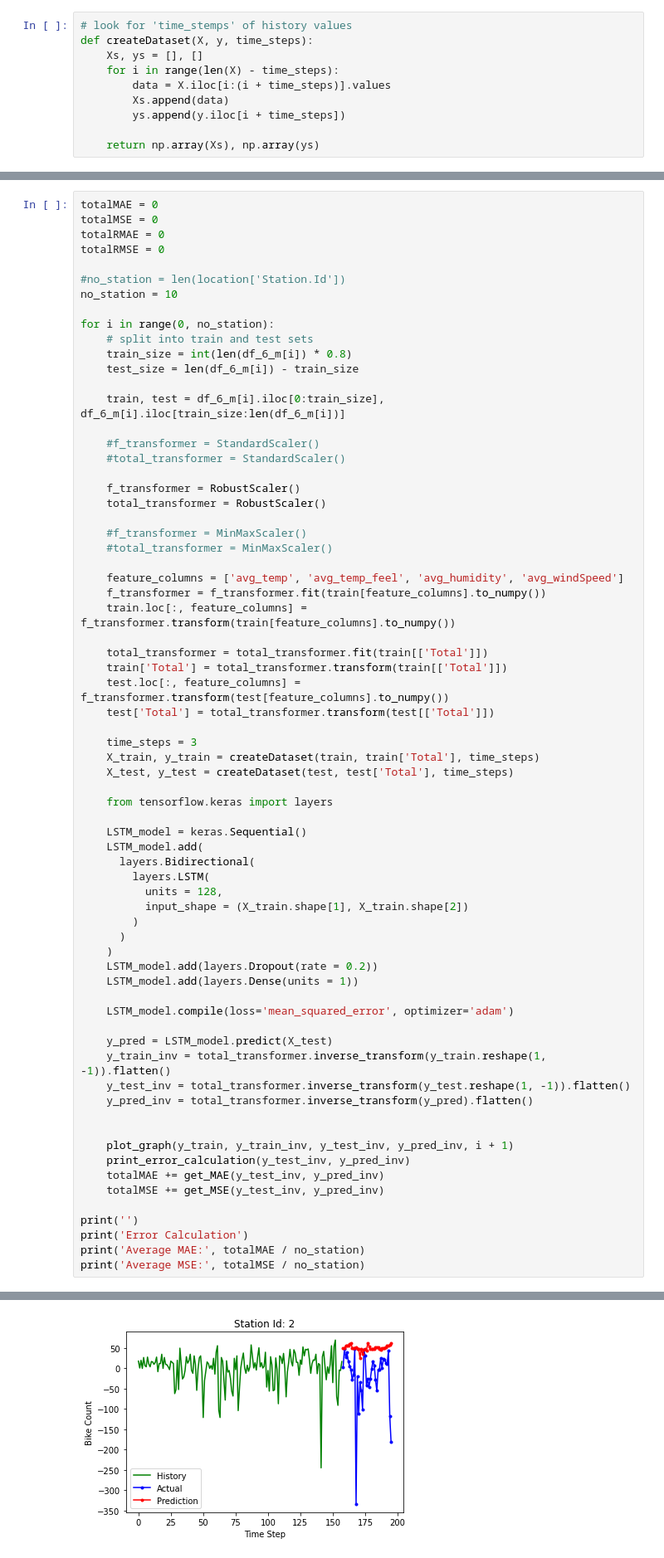
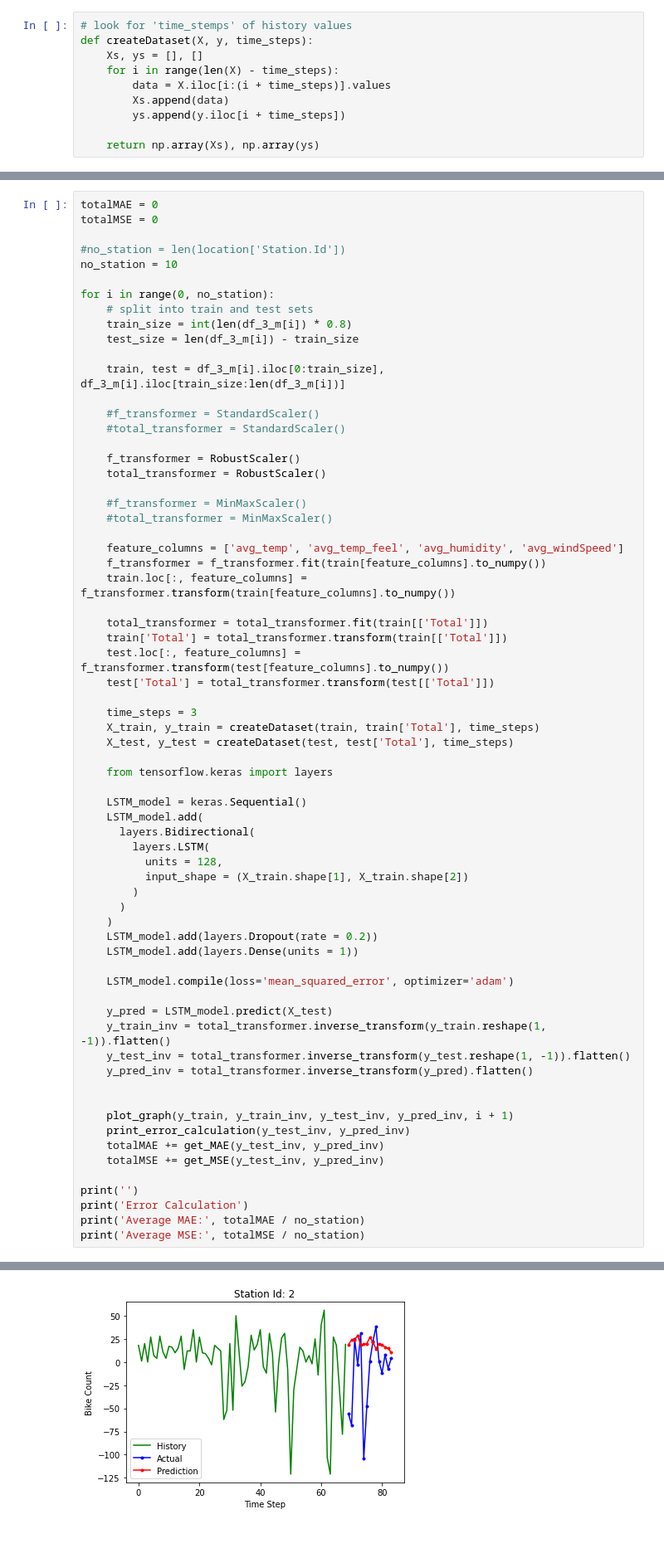
Before and after one commit to hchae0817/final_project, a Jupyter notebook: bike_LSTM.ipynb, the cells around one changed output, grey strips where cells are left out. Shown at 83% size. Cells and saved outputs as stored; diff of their text form.

```diff
--- a/bike_LSTM.ipynb
+++ b/bike_LSTM.ipynb
@@ -197,18 +184,16 @@ from sklearn.preprocessing import MinMaxScaler
 # %%
 totalMAE = 0
 totalMSE = 0
-totalRMAE = 0
-totalRMSE = 0
 
 #no_station = len(location['Station.Id'])
 no_station = 10
 
 for i in range(0, no_station):
     # split into train and test sets
-    train_size = int(len(df_6_m[i]) * 0.8)
-    test_size = len(df_6_m[i]) - train_size
+    train_size = int(len(df_3_m[i]) * 0.8)
+    test_size = len(df_3_m[i]) - train_size
 
-    train, test = df_6_m[i].iloc[0:train_size], df_6_m[i].iloc[train_size:len(df_6_m[i])]
+    train, test = df_3_m[i].iloc[0:train_size], df_3_m[i].iloc[train_size:len(df_3_m[i])]
 
     #f_transformer = StandardScaler()
     #total_transformer = StandardScaler()
@@ -287,21 +272,21 @@ MSE: 2307.7673346167153
 A value is trying to be set on a copy of a slice from a DataFrame.
 Try using .loc[row_indexer,col_indexer] = value instead
 
 See the caveats in the documentation: https://pandas.pydata.org/pandas-docs/stable/user_guide/indexing.html#returning-a-view-versus-a-copy
   self._setitem_single_column(loc, value[:, i].tolist(), pi)
 A value is trying to be set on a copy of a slice from a DataFrame.
 Try using .loc[row_indexer,col_indexer] = value instead
 
 See the caveats in the documentation: https://pandas.pydata.org/pandas-docs/stable/user_guide/indexing.html#returning-a-view-versus-a-copy
   train['Total'] = total_transformer.transform(train[['Total']])
 A value is trying to be set on a copy of a slice from a DataFrame.
 Try using .loc[row_indexer,col_indexer] = value instead
 
 See the caveats in the documentation: https://pandas.pydata.org/pandas-docs/stable/user_guide/indexing.html#returning-a-view-versus-a-copy
   self._setitem_single_column(loc, value[:, i].tolist(), pi)
 A value is trying to be set on a copy of a slice from a DataFrame.
 Try using .loc[row_indexer,col_indexer] = value instead
 
 See the caveats in the documentation: https://pandas.pydata.org/pandas-docs/stable/user_guide/indexing.html#returning-a-view-versus-a-copy
   test['Total'] = total_transformer.transform(test[['Total']])
-[figure, old version]
+[figure, new version]
```
Also changed, not shown: parts of 11 cells of this notebook.
